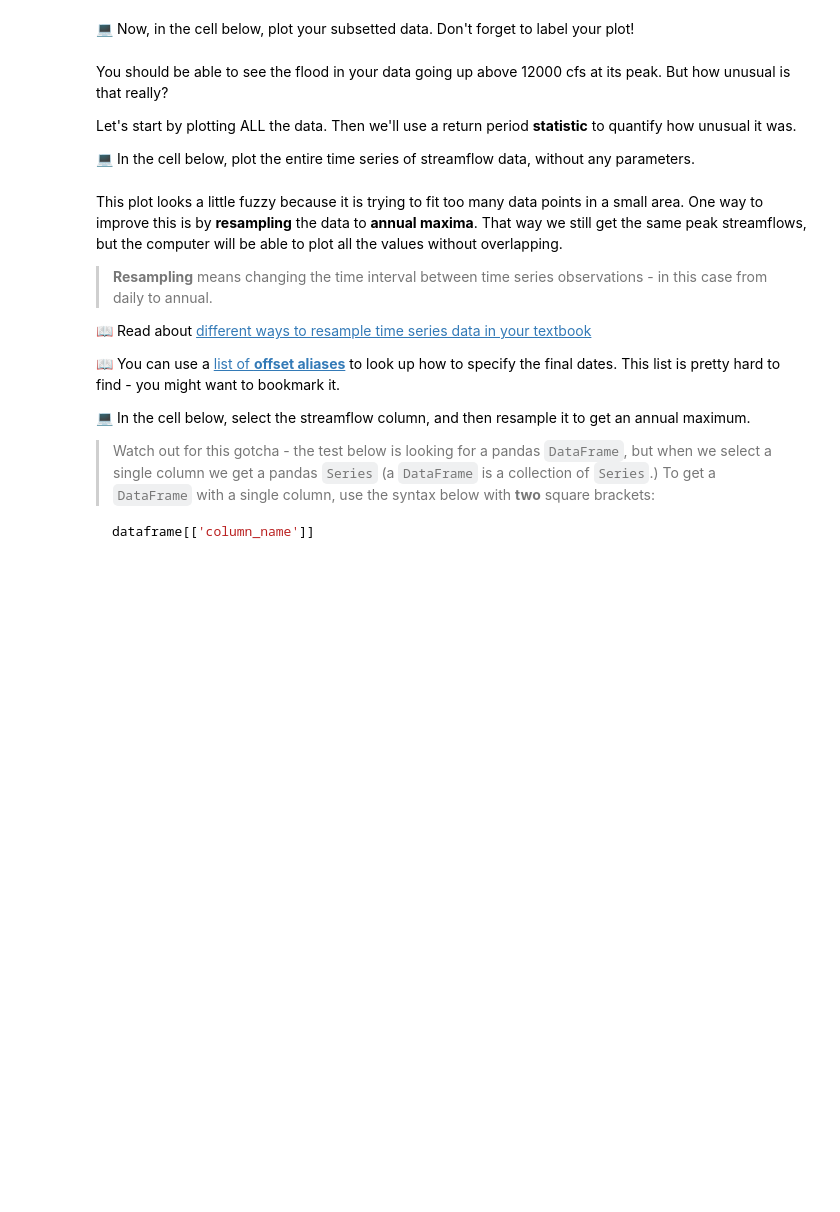
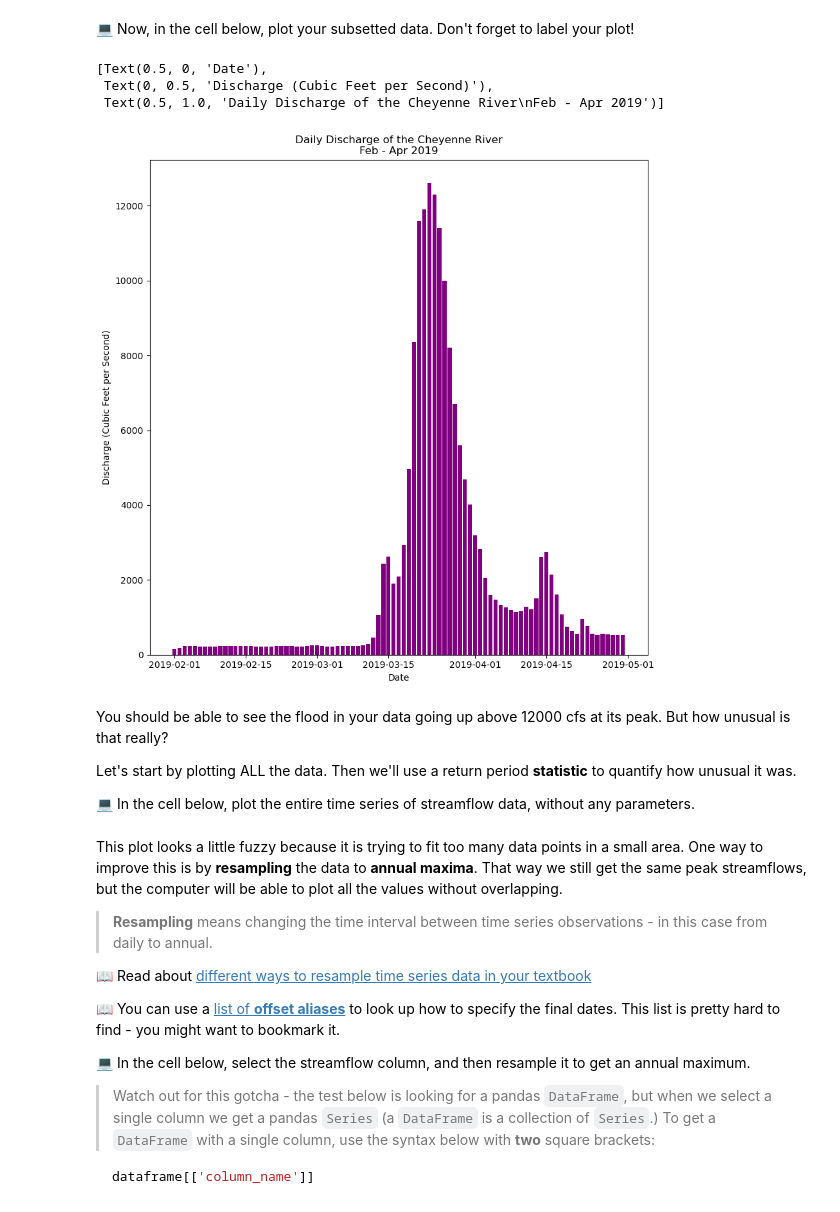
Before and after one commit to cleedle/time-series-data-cleedle, a Jupyter notebook: stars-02-time-series.ipynb, the cells around one changed output. Drawn from its saved outputs; the diff is of its cells as text; code cells hidden in the pictures; blank space fills up the shorter version.

Commit message:
finished the second graph

```diff
--- a/stars-02-time-series.ipynb
+++ b/stars-02-time-series.ipynb
@@ -480,0 +496,3 @@ raise NotImplementedError()
+# %%
+cheyenne_river_data_febapr_2019 = cheyenne_river_data['2019-02':'2019-04']
+cheyenne_river_data_febapr_2019
@@ -528,3 +565,16 @@ raise NotImplementedError()
+# %%
+fig, ax = plt.subplots(figsize=(10, 10))
+ax.bar(cheyenne_river_data_febapr_2019.index.values,
+       cheyenne_river_data_febapr_2019['Discharge'],
+       color='purple')
+ax.set(xlabel="Date",
+       ylabel="Discharge (Cubic Feet per Second)",
+       title="Daily Discharge of the Cheyenne River\nFeb - Apr 2019")
+# %% [output]
+[Text(0.5, 0, 'Date'),
+ Text(0, 0.5, 'Discharge (Cubic Feet per Second)'),
+ Text(0.5, 1.0, 'Daily Discharge of the Cheyenne River\nFeb - Apr 2019')]
+[figure, added]
 # %% [markdown]
 You should be able to see the flood in your data going up above 12000 cfs at its peak. But how unusual is that really?
 
```
Also changed, not shown: parts of 19 cells of this notebook, 1 other file.
